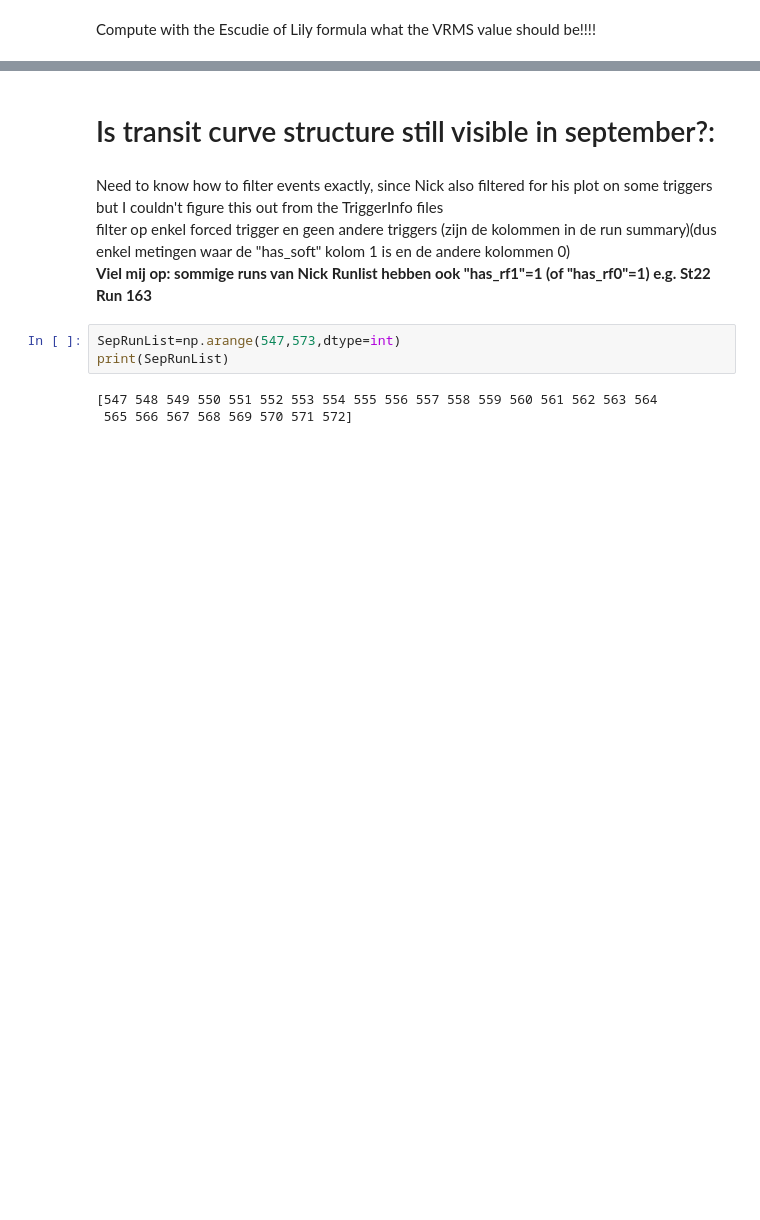
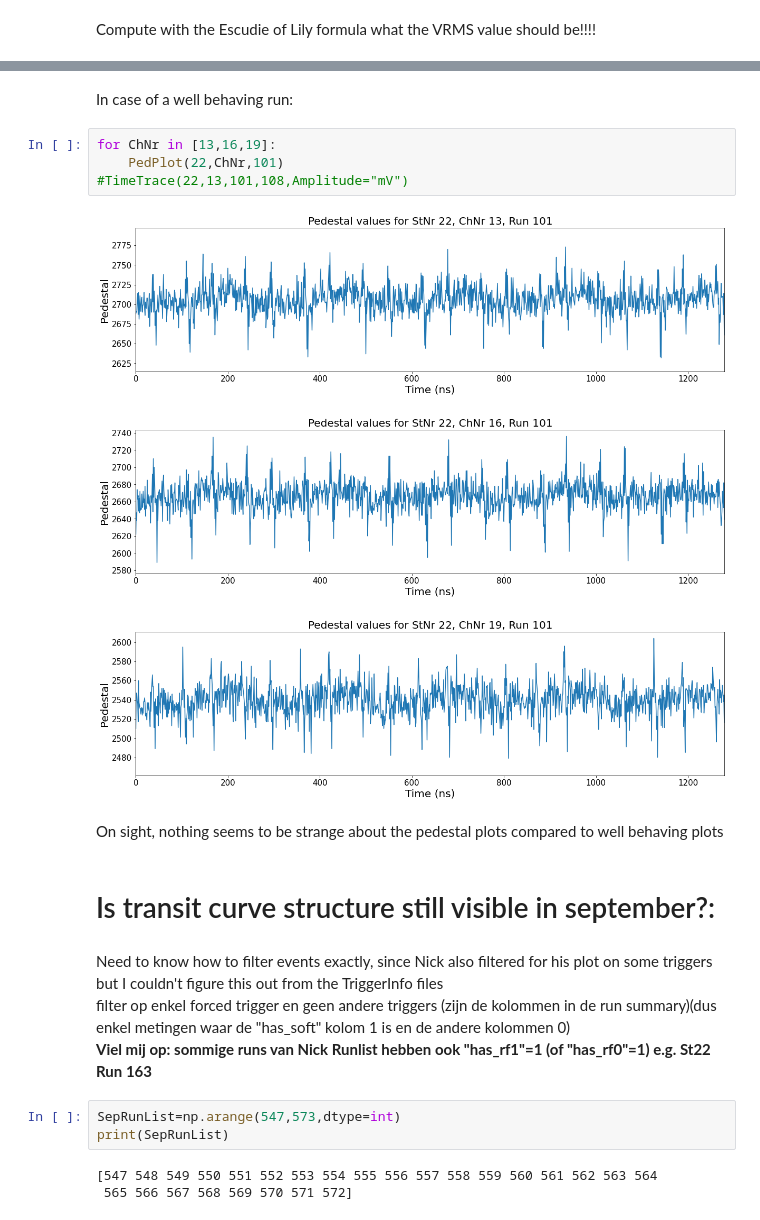
Before and after one commit to JethroStoffels/RNOG_Programming, a Jupyter notebook: 2022-11-08 Investigating Transit Curves Pt2.ipynb, the cells around one changed output, grey strips where cells are left out. Cells and saved outputs as stored; diff of their text form; blank space fills up the shorter version.

```diff
--- a/2022-11-08 Investigating Transit Curves Pt2.ipynb
+++ b/2022-11-08 Investigating Transit Curves Pt2.ipynb
@@ -42,3 +79,15 @@ Compute with the Escudie of Lily formula what  the VRMS value should be!!!!
+# %% [markdown]
+In case of a well behaving run:
+# %%
+for ChNr in [13,16,19]:
+    PedPlot(22,ChNr,101)
+#TimeTrace(22,13,101,108,Amplitude="mV")
+# %% [output]
+[figure, added]
+[figure, added]
+[figure, added]
+# %% [markdown]
+On sight, nothing seems to be strange about the pedestal plots compared to well behaving plots
 # %% [markdown]
 # Is transit curve structure still visible in september?:
 # %% [markdown]
```
Also changed, not shown: parts of 20 cells of this notebook, 3 other files.
